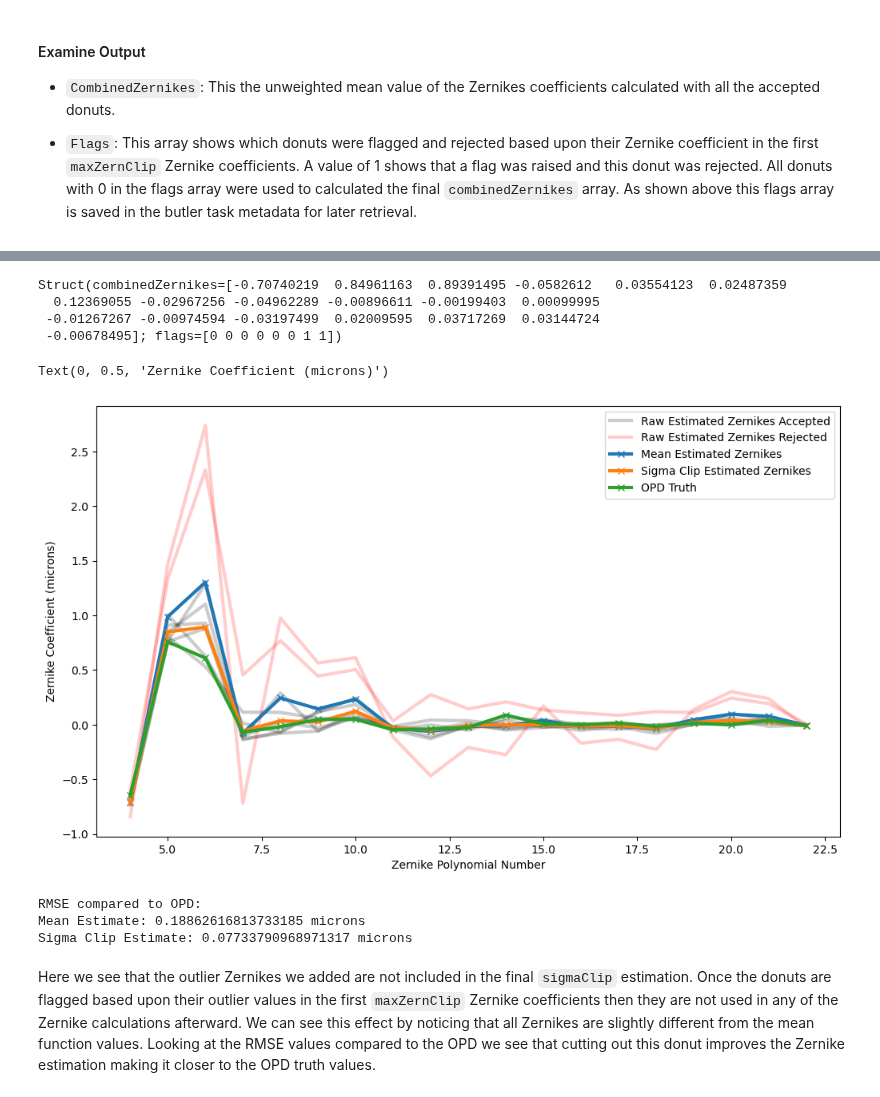
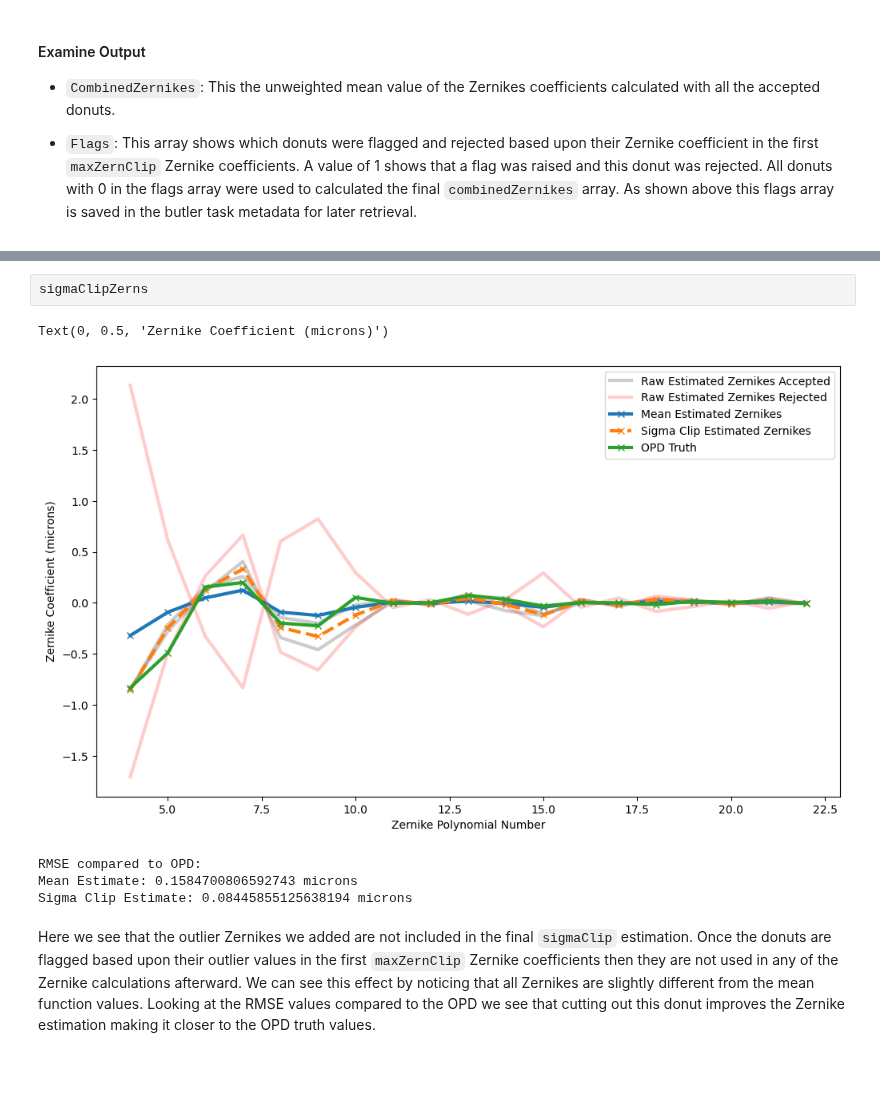
Before and after one commit to lsst-ts/ts_analysis_notebooks, a Jupyter notebook: aos/closed_loop/calcZernikesFromDonutStamps.ipynb, the cells around one changed output, grey strips where cells are left out. Drawn from its saved outputs; the diff is of its cells as text; code cells hidden in the pictures; blank space fills up the shorter version.

```diff
--- a/aos/closed_loop/calcZernikesFromDonutStamps.ipynb
+++ b/aos/closed_loop/calcZernikesFromDonutStamps.ipynb
@@ -91,12 +89,12 @@ registry = butler.registry
 # %%
 # Specify the data Ids for the data in the repository
 extraDetectorNum = 191
-dataIdExtra = {'instrument': 'LSSTCam', 'detector': extraDetectorNum, 'exposure': 4021123106000, 'visit': 4021123106000}
-dataIdIntra = {'instrument': 'LSSTCam', 'detector': extraDetectorNum+1, 'exposure': 4021123106000, 'visit': 4021123106000}
+dataIdExtra = {'instrument': 'LSSTCam', 'detector': extraDetectorNum, 'exposure': 5022050101000, 'visit': 5022050101000}
+dataIdIntra = {'instrument': 'LSSTCam', 'detector': extraDetectorNum+1, 'exposure': 5022050101000, 'visit': 5022050101000}
 # %%
 # Load the donut catalogs
-donutStampsExtra = butler.get('donutStampsExtra', dataId=dataIdExtra, collections='ts_wep_v4.0')
-donutStampsIntra = butler.get('donutStampsIntra', dataId=dataIdExtra, collections='ts_wep_v4.0')
+donutStampsExtra = butler.get('donutStampsExtra', dataId=dataIdExtra, collections='ts_wep_v8.0.3')
+donutStampsIntra = butler.get('donutStampsIntra', dataId=dataIdExtra, collections='ts_wep_v8.0.3')
 # %% [markdown]
 #### Run the task
 # %%
@@ -181,8 +186,8 @@ rng = np.random.RandomState(seed=324)
 zernOutRawOutlier = np.concatenate(
     [zernOutRaw,
      [
-         zernOutAvg + np.sign(zernOutAvg)*rng.uniform(7, 9)*np.std(zernOutRaw, axis=0),
-         zernOutAvg + rng.uniform(4, 7)*np.std(zernOutRaw, axis=0)
+         zernOutAvg * 2,
+         zernOutAvg  * -2.5
      ]
     ]
 )
@@ -208,52 +233,48 @@ Struct(combinedZernikes=[-0.71116429  0.98809884  1.3040549  -0.07655176  0.2448
-# %%
-sigmaClipZerns
-# %% [output]
-Struct(combinedZernikes=[-0.70740219  0.84961163  0.89391495 -0.0582612   0.03554123  0.02487359
-  0.12369055 -0.02967256 -0.04962289 -0.00896611 -0.00199403  0.00099995
- -0.01267267 -0.00974594 -0.03197499  0.02009595  0.03717269  0.03144724
- -0.00678495]; flags=[0 0 0 0 0 0 1 1])
+# %% [raw]
+sigmaClipZerns
 # %%
 # Include OPD "truth" information
-opd_truth = np.genfromtxt('/sdf/group/rubin/u/brycek/aos-repos/aosTestDataRepo/opd_iter0_truth.zer')
-opd_idx_dict = {'191':2, '195':1, '199':3, '203':0}
+with open('/sdf/group/rubin/u/brycek/aos-repos/aosTestDataRepoImsim/simulated_data/opd.zer') as f:
+    opd_truth_text = yaml.safe_load(f)
+opd_truth = {x: np.loadtxt(y)/1e3 for x,y in opd_truth_text.items()}
 # %%
 fig = plt.figure(figsize=(12,7))
 acceptedLabelSet = False
 for i in np.where(sigmaClipZerns.flags == 0)[0]:
     if not acceptedLabelSet:
         plt.plot(np.arange(4,23), zernOutRawOutlier[i], c='k', alpha=0.2, lw=3, label='Raw Estimated Zernikes Accepted')
         acceptedLabelSet = True
     else:
         plt.plot(np.arange(4,23), zernOutRawOutlier[i], c='k', alpha=0.2, lw=3)
 
 rejectedLabelSet = False
 for i in np.where(sigmaClipZerns.flags == 1)[0]:
     if not rejectedLabelSet:
         plt.plot(np.arange(4,23), zernOutRawOutlier[i], c='r', alpha=0.2, lw=3, label='Raw Estimated Zernikes Rejected')
         rejectedLabelSet = True
     else:
         plt.plot(np.arange(4,23), zernOutRawOutlier[i], c='r', alpha=0.2, lw=3)
 
 plt.plot(np.arange(4,23), meanZerns.combinedZernikes, '-x', lw=3, label='Mean Estimated Zernikes')
-plt.plot(np.arange(4,23), sigmaClipZerns.combinedZernikes, '-x', lw=3, label='Sigma Clip Estimated Zernikes')
-plt.plot(np.arange(4,23), opd_truth[opd_idx_dict[str(extraDetectorNum)]], '-x', lw=3, label='OPD Truth')
+plt.plot(np.arange(4,23), sigmaClipZerns.combinedZernikes, '--x', lw=3, label='Sigma Clip Estimated Zernikes')
+plt.plot(np.arange(4,23), opd_truth[extraDetectorNum], '-x', lw=3, label='OPD Truth')
 plt.legend()
 plt.xlabel('Zernike Polynomial Number')
 plt.ylabel('Zernike Coefficient (microns)')
 # %% [output]
 Text(0, 0.5, 'Zernike Coefficient (microns)')
-[figure, old version]
+[figure, new version]
 # %%
 # Calculate RMSE of each combined Zernike estimate compared to the OPD value
-rmse_mean = np.sqrt(np.mean((meanZerns.combinedZernikes-opd_truth[opd_idx_dict[str(extraDetectorNum)]])**2.))
-rmse_sigmaClip = np.sqrt(np.mean((sigmaClipZerns.combinedZernikes-opd_truth[opd_idx_dict[str(extraDetectorNum)]])**2.))
+rmse_mean = np.sqrt(np.mean((meanZerns.combinedZernikes-opd_truth[extraDetectorNum])**2.))
+rmse_sigmaClip = np.sqrt(np.mean((sigmaClipZerns.combinedZernikes-opd_truth[extraDetectorNum])**2.))
 print('RMSE compared to OPD:')
 print(f'Mean Estimate: {rmse_mean} microns')
 print(f'Sigma Clip Estimate: {rmse_sigmaClip} microns')
 # %% [output]
 RMSE compared to OPD:
-Mean Estimate: 0.18862616813733185 microns
-Sigma Clip Estimate: 0.07733790968971317 microns
+Mean Estimate: 0.1584700806592743 microns
+Sigma Clip Estimate: 0.08445855125638194 microns
 # %% [markdown]
 Here we see that the outlier Zernikes we added are not included in the final `sigmaClip` estimation. Once the donuts are flagged based upon their outlier values in the first `maxZernClip` Zernike coefficients then they are not used in any of the Zernike calculations afterward. We can see this effect by noticing that all Zernikes are slightly different from the mean function values. Looking at the RMSE values compared to the OPD we see that cutting out this donut improves the Zernike estimation making it closer to the OPD truth values.
 # %% [markdown]
```
Also changed, not shown: parts of 16 cells of this notebook, 1 other file.
